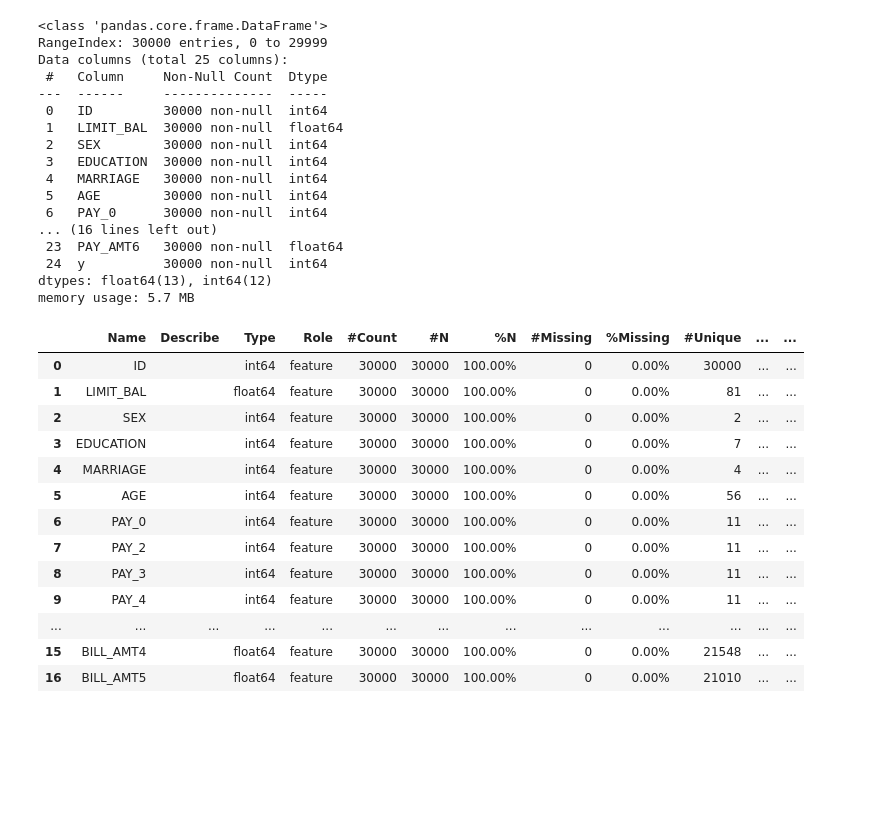
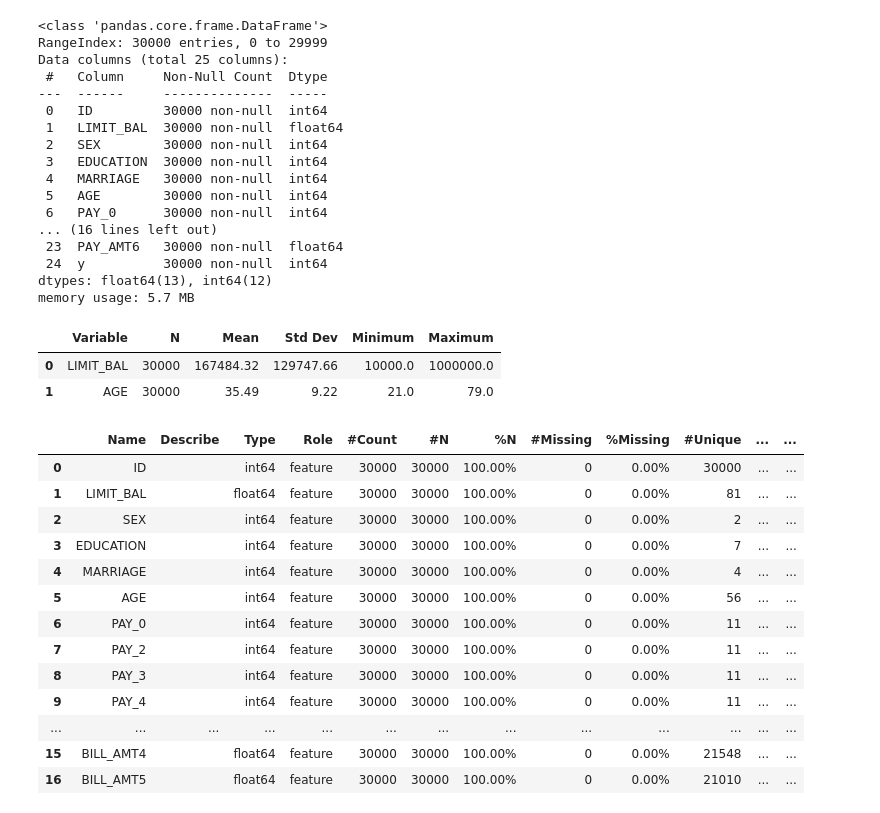
Before and after one commit to stat-fit/westat, a Jupyter notebook: src/westat/examples/HereWeGo.ipynb, the cells around one changed output. Cells and saved outputs as stored; diff of their text form; code cells hidden in the pictures; blank space fills up the shorter version.

```diff
--- a/src/westat/examples/HereWeGo.ipynb
+++ b/src/westat/examples/HereWeGo.ipynb
@@ -56,6 +56,13 @@ Data columns (total 25 columns):
  24  y          30000 non-null  int64
 dtypes: float64(13), int64(12)
 memory usage: 5.7 MB
+# %%
+# 查看数据
+proc_means(data,['LIMIT_BAL','AGE'])
+# %% [output]
+|  | Variable | N | Mean | Std Dev | Minimum | Maximum |
+| 0 | LIMIT_BAL | 30000 | 167484.32 | 129747.66 | 10000.0 | 1000000.0 |
+| 1 | AGE | 30000 | 35.49 | 9.22 | 21.0 | 79.0 |
 # %%
 # 查看数据详情
 get_data_desc(data).head(20)
```
Also changed, not shown: parts of 40 cells of this notebook, 22 other files.
